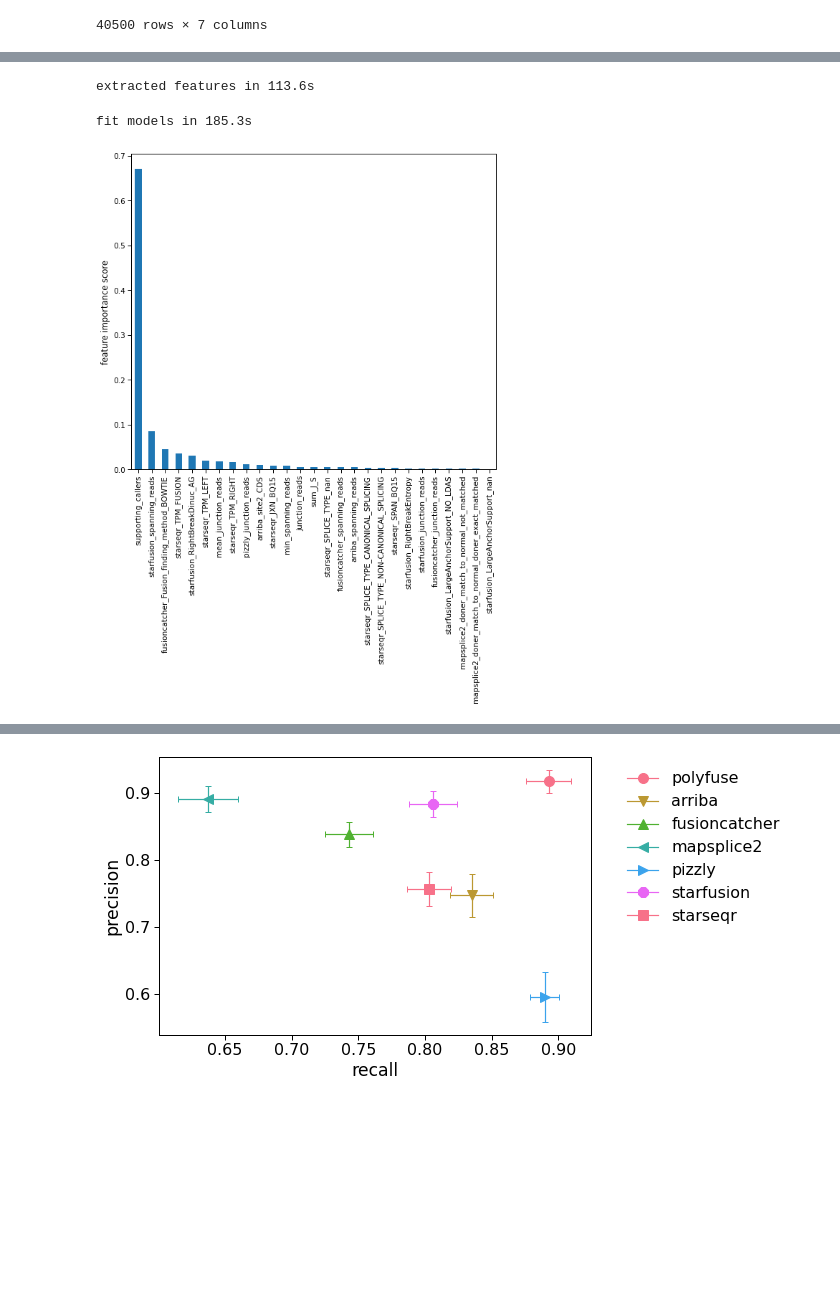
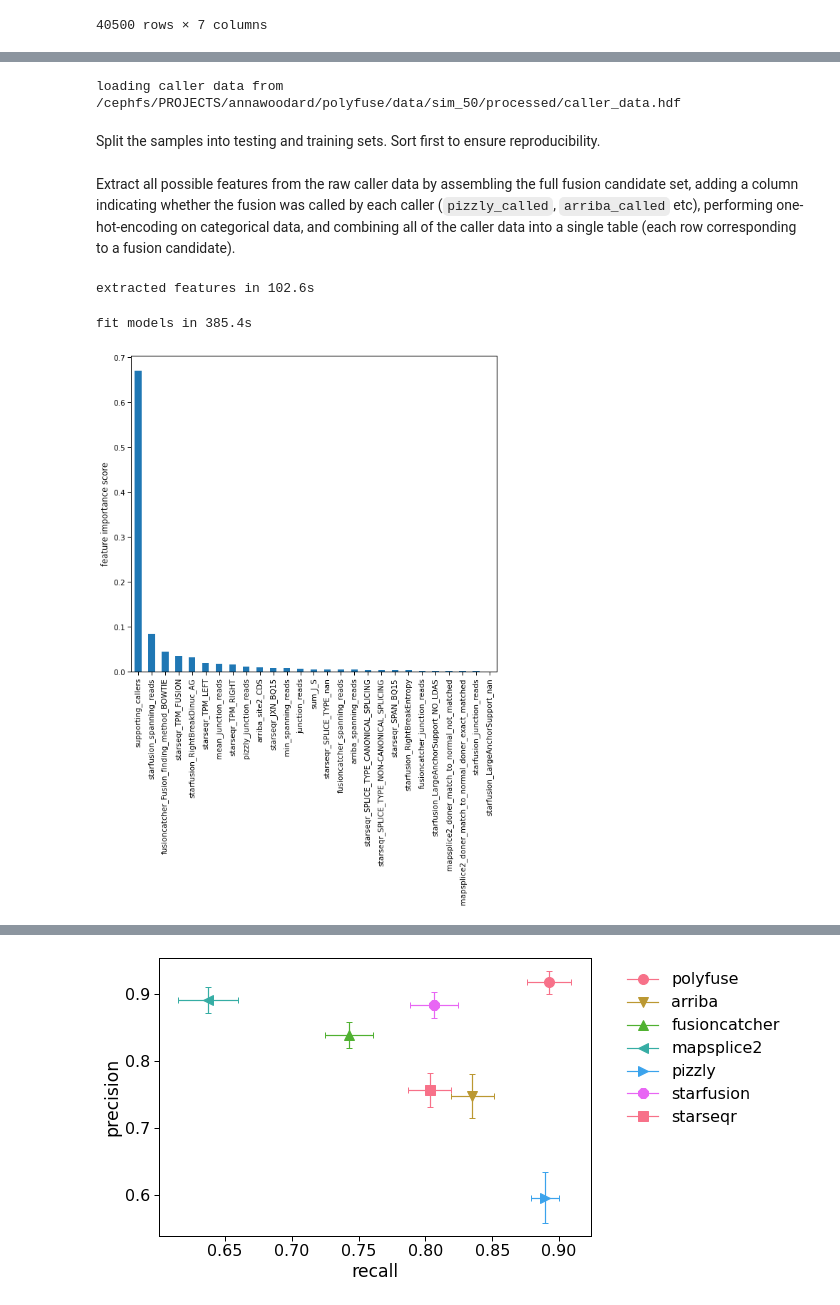
Before and after one commit to olopade-lab/fusion-ensembler, a Jupyter notebook: notebooks/polyfuse-50.ipynb, the cells around one changed output, grey strips where cells are left out. Drawn from its saved outputs; the diff is of its cells as text; code cells hidden in the pictures; blank space fills up the shorter version.

```diff
--- a/notebooks/polyfuse-50.ipynb
+++ b/notebooks/polyfuse-50.ipynb
@@ -40,9 +38,9 @@ parsl.load(config)
 
 from polyfuse import modeling, transformations
 # %%
-out_dir = '/cephfs/users/annawoodard/polyfuse/data/sim_50/processed'
-model_dir = '/cephfs/users/annawoodard/polyfuse/data/sim_50/processed/models'
-data_dir = '/cephfs/users/annawoodard/fusion-simulation/data/processed/'
+out_dir = '/cephfs/PROJECTS/annawoodard/polyfuse/data/sim_50/processed'
+model_dir = '/cephfs/PROJECTS/annawoodard/polyfuse/data/sim_50/processed/models'
+data_dir = '/cephfs/PROJECTS/annawoodard/fusion-simulation/data/processed/'
 training_fraction = 0.85
 # %%
 truth = modeling.concatenate_true_fusions(os.path.join(data_dir, '*'), out_dir)
@@ -71,16 +76,23 @@ parsed_caller_data = modeling.parse_caller_data(out_dir, callers)
 # %%
 caller_data_path = modeling.concatenate_caller_data(out_dir, inputs=parsed_caller_data)
+print(f'loading caller data from {caller_data_path.result()}')
 caller_data = pd.read_hdf(caller_data_path.result(), 'data')
+# %% [output]
+loading caller data from /cephfs/PROJECTS/annawoodard/polyfuse/data/sim_50/processed/caller_data.hdf
+# %% [markdown]
+Split the samples into testing and training sets. Sort first to ensure reproducibility.
 # %%
 samples = sorted(caller_data['sample'].unique())
 training_samples = samples[:int(len(samples) * training_fraction)]
 testing_samples = samples[int(len(samples) * training_fraction):]
+# %% [markdown]
+Extract all possible features from the raw caller data by assembling the full fusion candidate set, adding a column indicating whether the fusion was called by each caller (`pizzly_called`, `arriba_called` etc), performing one-hot-encoding on categorical data, and combining all of the caller data into a single table (each row corresponding to a fusion candidate).
 # %%
 start = time.time()
 x_train, y_train = modeling.extract_features(training_samples, callers, out_dir)
 print('extracted features in {:.1f}s'.format((time.time() - start)))
 # %% [output]
-extracted features in 113.6s
+extracted features in 102.6s
 # %%
 start = time.time()
 os.makedirs(os.path.join(out_dir, 'models'), exist_ok=True)
@@ -88,38 +100,17 @@ os.makedirs(os.path.join(out_dir, 'models'), exist_ok=True)
 base_columns = ['mean_spanning_reads', 'mean_junction_reads']
 for c in callers:
     base_columns += [c + '_called', c + '_spanning_reads', c + '_junction_reads']
-# below give 5 missing cancer cell line fusions compared with 7
-#optimized_features = [
-#    'starseqr_called', 'starseqr_spanning_reads', 'starseqr_junction_reads',
-#    'starfusion_spanning_reads', 'starfusion_junction_reads', 'arriba_spanning_reads',
-#    'fusioncatcher_called', 'fusioncatcher_spanning_reads', 'fusioncatcher_junction_reads',
-#    'pizzly_called', 'pizzly_spanning_reads', 'pizzly_junction_reads', 'mapsplice2_spanning_reads',
-#    'mapsplice2_junction_reads', 'starfusion_FFPM', 'starfusion_RightBreakEntropy', 'arriba_coverage1', 'arriba_coverage2', 'arriba_confidence_low'
-#]
+
 optimized_features = [
-    'mean_spanning_reads', 'mean_junction_reads', 'fusioncatcher_spanning_reads',
-    'pizzly_called', 'pizzly_junction_reads', 'starseqr_OVERHANG_BQ15', 'starseqr_TPM_FUSION',
-    'starseqr_TPM_LEFT', 'starseqr_TPM_RIGHT', 'sum_J_S', 'fusioncatcher_Fusion_finding_method_BOWTIE',
-    'starseqr_FUSION_CLASS_nan', 'starseqr_SPLICE_TYPE_CANONICAL_SPLICING',
-    'mapsplice2_doner_match_to_normal_doner_exact_matched', 'starfusion_SpliceType_ONLY_REF_SPLICE',
-    'arriba_site1_CDS', 'arriba_site2_CDS', 'arriba_type_translocation'
+    'mean_junction_reads', 'min_spanning_reads', 'starfusion_spanning_reads', 'starfusion_junction_reads',
+    'arriba_spanning_reads', 'fusioncatcher_spanning_reads', 'fusioncatcher_junction_reads', 'pizzly_junction_reads',
+    'junction_reads', 'starseqr_SPAN_BQ15', 'starseqr_JXN_BQ15', 'starseqr_TPM_FUSION', 'starseqr_TPM_LEFT',
+    'starseqr_TPM_RIGHT', 'starfusion_RightBreakEntropy', 'sum_J_S', 'supporting_callers',
+    'fusioncatcher_Fusion_finding_method_BOWTIE', 'starseqr_SPLICE_TYPE_CANONICAL_SPLICING',
+    'starseqr_SPLICE_TYPE_NON-CANONICAL_SPLICING', 'starseqr_SPLICE_TYPE_nan', 'mapsplice2_doner_match_to_normal_doner_exact_matched',
+    'mapsplice2_doner_match_to_normal_not_matched', 'starfusion_LargeAnchorSupport_NO_LDAS', 'starfusion_LargeAnchorSupport_nan',
+    'starfusion_RightBreakDinuc_AG', 'arriba_site2_CDS'
 ]
-optimized_features = [
-    'mean_spanning_reads', 'mean_junction_reads', 'starfusion_spanning_reads', 'starfusion_junction_reads',
-    'pizzly_called', 'pizzly_junction_reads', 'starseqr_OVERHANG_BQ15', 'starseqr_TPM_FUSION', 'starseqr_TPM_LEFT',
-    'starseqr_TPM_RIGHT', 'sum_J_S', 'fusioncatcher_Fusion_finding_method_BOWTIE',
-    'starseqr_SPLICE_TYPE_CANONICAL_SPLICING', 'starseqr_SPLICE_TYPE_nan', 'starfusion_LeftBreakDinuc_GT',
-    'starfusion_RightBreakDinuc_AG', 'arriba_site1_CDS', 'arriba_site2_CDS', 'arriba_type_translocation'
-]
-optimized_features = [
-    'mean_spanning_reads', 'mean_junction_reads', 'starfusion_spanning_reads', 'starfusion_junction_reads',
-    'pizzly_called', 'pizzly_junction_reads', 'starseqr_OVERHANG_BQ15', 'starseqr_TPM_FUSION', 'starseqr_TPM_LEFT',
-    'starseqr_TPM_RIGHT', 'sum_J_S', 'fusioncatcher_Fusion_finding_method_BOWTIE',
-    'starseqr_SPLICE_TYPE_CANONICAL_SPLICING', 'starseqr_SPLICE_TYPE_nan', 'starfusion_LeftBreakDinuc_GT',
-    'starfusion_RightBreakDinuc_AG', 'arriba_site1_CDS', 'arriba_site2_CDS', 'arriba_type_translocation',
-    'supporting_callers', 'max_junction_reads', 'min_junction_reads', 'max_spanning_reads', 'min_spanning_reads'
-]
-optimized_features = ['mean_junction_reads', 'min_spanning_reads', 'starfusion_spanning_reads', 'starfusion_junction_reads', 'arriba_spanning_reads', 'fusioncatcher_spanning_reads', 'fusioncatcher_junction_reads', 'pizzly_junction_reads', 'junction_reads', 'starseqr_SPAN_BQ15', 'starseqr_JXN_BQ15', 'starseqr_TPM_FUSION', 'starseqr_TPM_LEFT', 'starseqr_TPM_RIGHT', 'starfusion_RightBreakEntropy', 'sum_J_S', 'supporting_callers', 'fusioncatcher_Fusion_finding_method_BOWTIE', 'starseqr_SPLICE_TYPE_CANONICAL_SPLICING', 'starseqr_SPLICE_TYPE_NON-CANONICAL_SPLICING', 'starseqr_SPLICE_TYPE_nan', 'mapsplice2_doner_match_to_normal_doner_exact_matched', 'mapsplice2_doner_match_to_normal_not_matched', 'starfusion_LargeAnchorSupport_NO_LDAS', 'starfusion_LargeAnchorSupport_nan', 'starfusion_RightBreakDinuc_AG', 'arriba_site2_CDS']
 classifiers = []
 for features in [
             #base_columns,
@@ -142,32 +133,32 @@ for features in [
 #     label = 'RFC{}F'.format(len(features))
 #     trans = 'noop'
 #     classifier = ensemble.RandomForestClassifier()
 #     classifier.fit(getattr(transformations, trans)(x_train[features]), y_train)
 #     joblib.dump(classifier, os.path.join(model_dir, label + '.joblib'))
 #     classifiers += [(features, label, trans)]
 
     label = 'DefaultGBC{}F'.format(len(features))
     trans = 'noop'
     classifier = ensemble.GradientBoostingClassifier()
     classifier.fit(getattr(transformations, trans)(x_train[features]), y_train)
     joblib.dump(classifier, os.path.join(model_dir, label + '.joblib'))
     classifiers += [(features, label, trans)]
 
     label = 'GBC{}F'.format(len(features))
     trans = 'noop'
     classifier = ensemble.GradientBoostingClassifier(learning_rate=0.05, n_estimators=1250, subsample=1.)
     classifier.fit(getattr(transformations, trans)(x_train[features]), y_train)
     joblib.dump(classifier, os.path.join(model_dir, label + '.joblib'))
     classifiers += [(features, label, trans)]
 
     plt.figure(figsize=(8, 11))
     feature_importances = pd.Series(classifier.feature_importances_, features).sort_values(ascending=False)
     feature_importances.plot(kind='bar')
     plt.ylabel('feature importance score')
     plt.savefig('plots/GBC_feature_importances.pdf')
 
 
 print('fit models in {:.1f}s'.format((time.time() - start)))
 # %% [output]
-fit models in 185.3s
+fit models in 385.4s
-[figure, old version]
+[figure, new version]
```
Also changed, not shown: parts of 18 cells of this notebook.
